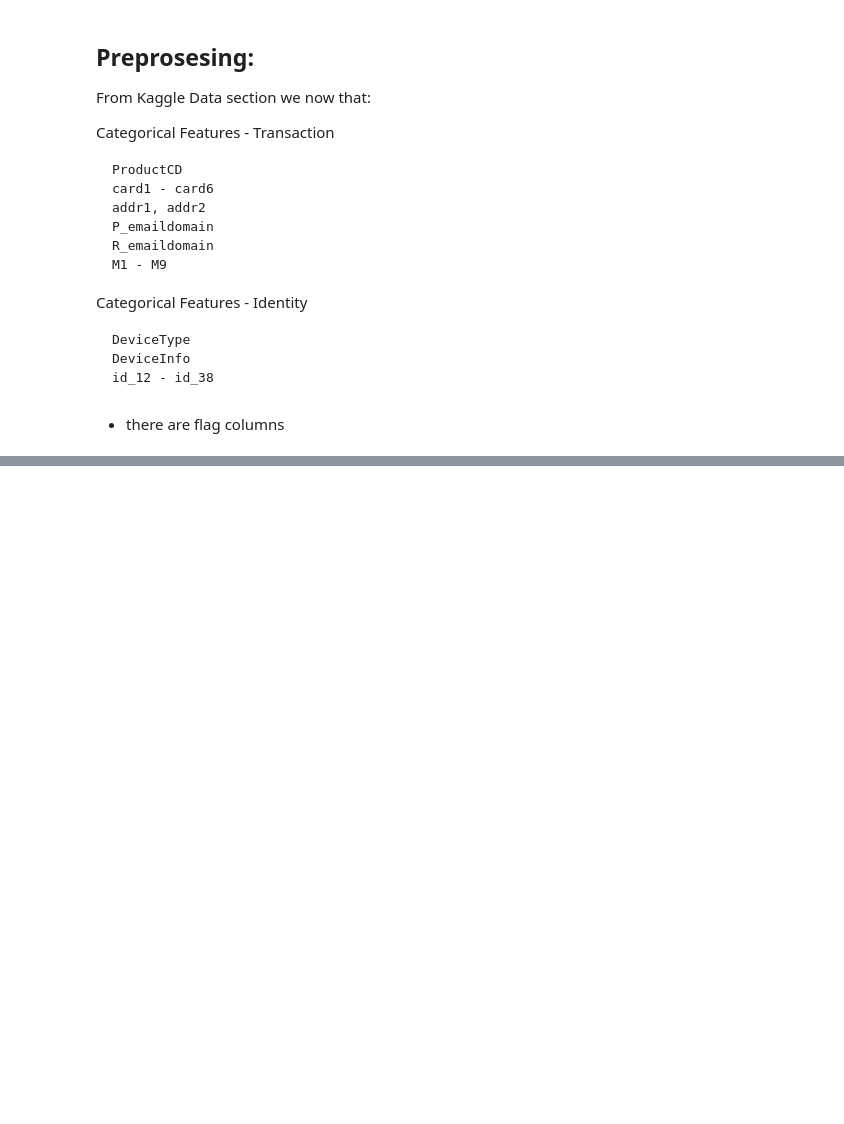
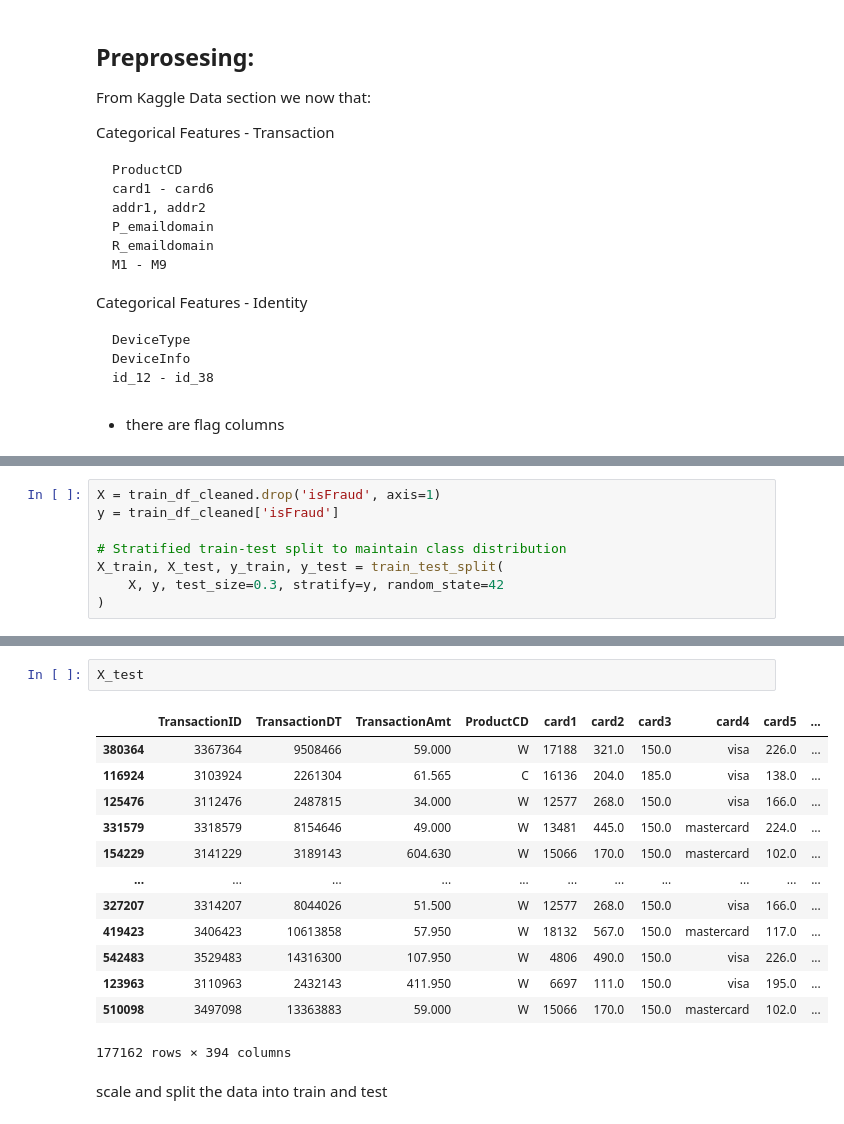
Before and after one commit to DzhamiliaFatkullina/FraudDetection, a Jupyter notebook: main.ipynb, the cells around one changed output, grey strips where cells are left out. Saved outputs shown, nothing was run; the diff lists cells and outputs as text; blank space fills up the shorter version.

```diff
--- a/main.ipynb
+++ b/main.ipynb
@@ -363,0 +389,8 @@ Categorical Features - Identity
+# %%
+X = train_df_cleaned.drop('isFraud', axis=1)
+y = train_df_cleaned['isFraud']
+
+# Stratified train-test split to maintain class distribution
+X_train, X_test, y_train, y_test = train_test_split(
+    X, y, test_size=0.3, stratify=y, random_state=42
+)
@@ -363,0 +425,18 @@ Categorical Features - Identity
+# %%
+X_test
+# %% [output]
+|  | TransactionID | TransactionDT | TransactionAmt | ProductCD | card1 | card2 | card3 | card4 | card5 | ... |
+| 380364 | 3367364 | 9508466 | 59.000 | W | 17188 | 321.0 | 150.0 | visa | 226.0 | ... |
+| 116924 | 3103924 | 2261304 | 61.565 | C | 16136 | 204.0 | 185.0 | visa | 138.0 | ... |
+| 125476 | 3112476 | 2487815 | 34.000 | W | 12577 | 268.0 | 150.0 | visa | 166.0 | ... |
+| 331579 | 3318579 | 8154646 | 49.000 | W | 13481 | 445.0 | 150.0 | mastercard | 224.0 | ... |
+| 154229 | 3141229 | 3189143 | 604.630 | W | 15066 | 170.0 | 150.0 | mastercard | 102.0 | ... |
+| ... | ... | ... | ... | ... | ... | ... | ... | ... | ... | ... |
+| 327207 | 3314207 | 8044026 | 51.500 | W | 12577 | 268.0 | 150.0 | visa | 166.0 | ... |
+| 419423 | 3406423 | 10613858 | 57.950 | W | 18132 | 567.0 | 150.0 | mastercard | 117.0 | ... |
+| 542483 | 3529483 | 14316300 | 107.950 | W | 4806 | 490.0 | 150.0 | visa | 226.0 | ... |
+| 123963 | 3110963 | 2432143 | 411.950 | W | 6697 | 111.0 | 150.0 | visa | 195.0 | ... |
+| 510098 | 3497098 | 13363883 | 59.000 | W | 15066 | 170.0 | 150.0 | mastercard | 102.0 | ... |
+177162 rows × 394 columns
+# %% [markdown]
+scale and split the data into train and test
```
Also changed, not shown: parts of 10 cells of this notebook, 1 other file.
